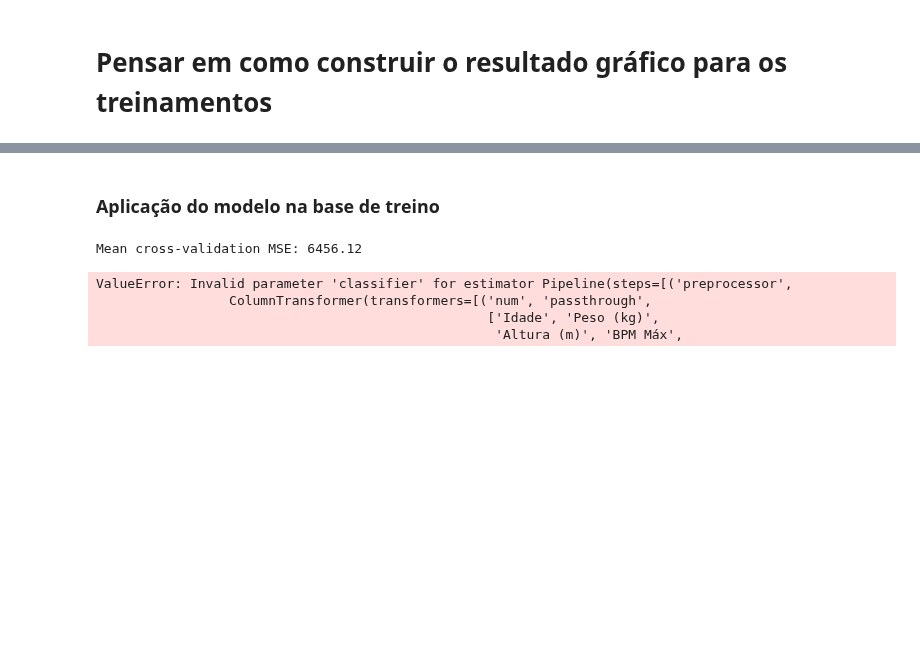
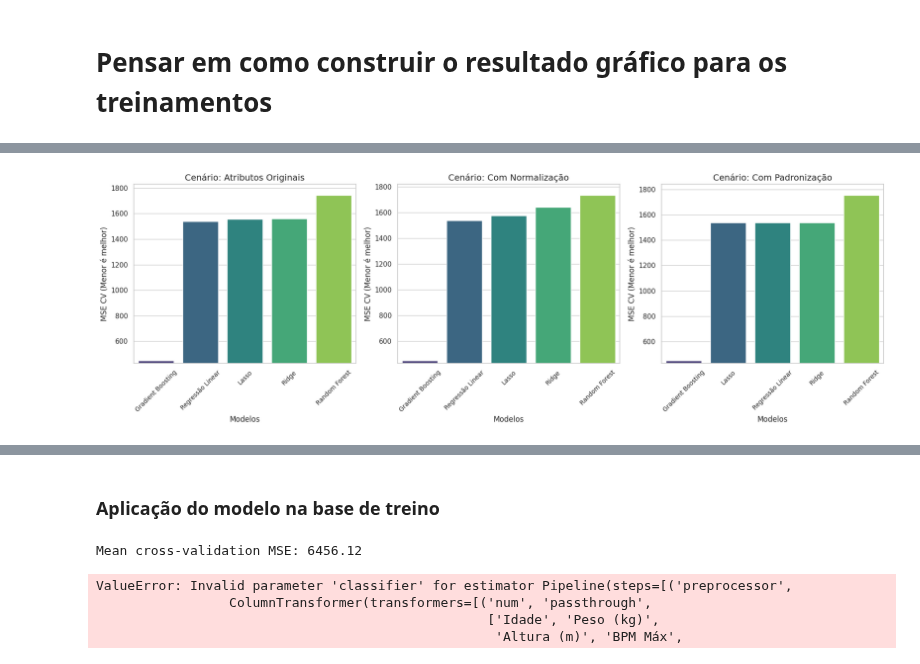
Before and after one commit to MarcelLopes7/Machine-Learning---Analytics, a Jupyter notebook: MVP_Machine_Learning_&_Analytics.ipynb, the cells around one changed output, grey strips where cells are left out. Saved outputs shown, nothing was run; the diff lists cells and outputs as text; code cells hidden in the pictures; blank space fills up the shorter version.

```diff
--- a/MVP_Machine_Learning_&_Analytics.ipynb
+++ b/MVP_Machine_Learning_&_Analytics.ipynb
@@ -663,0 +785,58 @@ Resultados Consolidados:
+# %%
+# Dados fornecidos organizados em DataFrame
+data = {
+    'Cenário': ['Atributos Originais'] * 9 + ['Com Normalização'] * 9 + ['Com Padronização'] * 9,
+    'Modelo': [
+        'Regressão Linear', 'Ridge', 'Lasso', 'ElasticNet', 'Random Forest', 'Gradient Boosting',
+        'Árvore de Decisão', 'KNN Regressor', 'SVR'
+    ] * 3,
+    'MSE CV': [
+        1537.6799, 1559.6325, 1557.4356, 23693.6400, 1742.6809, 447.4539, 4219.8347, 38595.7194, 72006.5675,
+        1538.2012, 1640.1866, 1574.8403, 44377.7884, 1733.1314, 448.9534, 4199.6701, 10452.9036, 59770.2538,
+        1537.6799, 1537.9778, 1536.0432, 9029.9192, 1753.2888, 448.4939, 4218.2122, 8272.3953, 58173.7776
+    ],
+    'Desvio': [
+        392.9864, 388.8886, 383.5271, 2457.6886, 422.4383, 164.9037, 735.3330, 3572.5499, 12713.1526,
+        393.6505, 392.9264, 426.7615, 7482.7073, 422.5284, 164.3618, 664.6354, 1102.8633, 10486.3522,
+        392.9864, 392.2165, 395.4875, 1404.9485, 414.0016, 164.3013, 738.6085, 871.2588, 10366.1176
+    ]
+}
+
+# Criar DataFrame
+results_df = pd.DataFrame(data)
+
+# Criar gráficos separados para cada cenário
+unique_scenarios = results_df['Cenário'].unique()
+
+# Configurar o layout para os gráficos
+fig, axes = plt.subplots(1, len(unique_scenarios), figsize=(18, 6), sharey=False)
+
+# Iterar pelos cenários e criar os gráficos
+for ax, scenario in zip(axes, unique_scenarios):
+    # Filtrar os 5 melhores modelos em termos de MSE CV
+    scenario_data = results_df[results_df['Cenário'] == scenario]
+    top_5_models = scenario_data.nsmallest(5, 'MSE CV')
+
+    # Ajustar os limites do eixo Y
+    y_min = top_5_models['MSE CV'].min() - 0.05 * top_5_models['MSE CV'].min()
+    y_max = top_5_models['MSE CV'].max() + 0.05 * top_5_models['MSE CV'].max()
+
+    # Criar o boxplot
+    sns.barplot(
+        data=top_5_models,
+        x='Modelo',
+        y='MSE CV',
+        ax=ax,
+        palette='viridis'
+    )
+    ax.set_title(f"Cenário: {scenario}", fontsize=14)
+    ax.set_xticklabels(ax.get_xticklabels(), rotation=45, fontsize=10)
+    ax.set_xlabel("Modelos", fontsize=12)
+    ax.set_ylabel("MSE CV (Menor é melhor)", fontsize=12)
+    ax.set_ylim(y_min, y_max)  # Ajustar os limites do eixo Y
+
+# Ajustar o layout para evitar sobreposição
+plt.tight_layout()
+plt.show()
+# %% [output]
+[figure, added]
```
Also changed, not shown: parts of 7 cells of this notebook.
